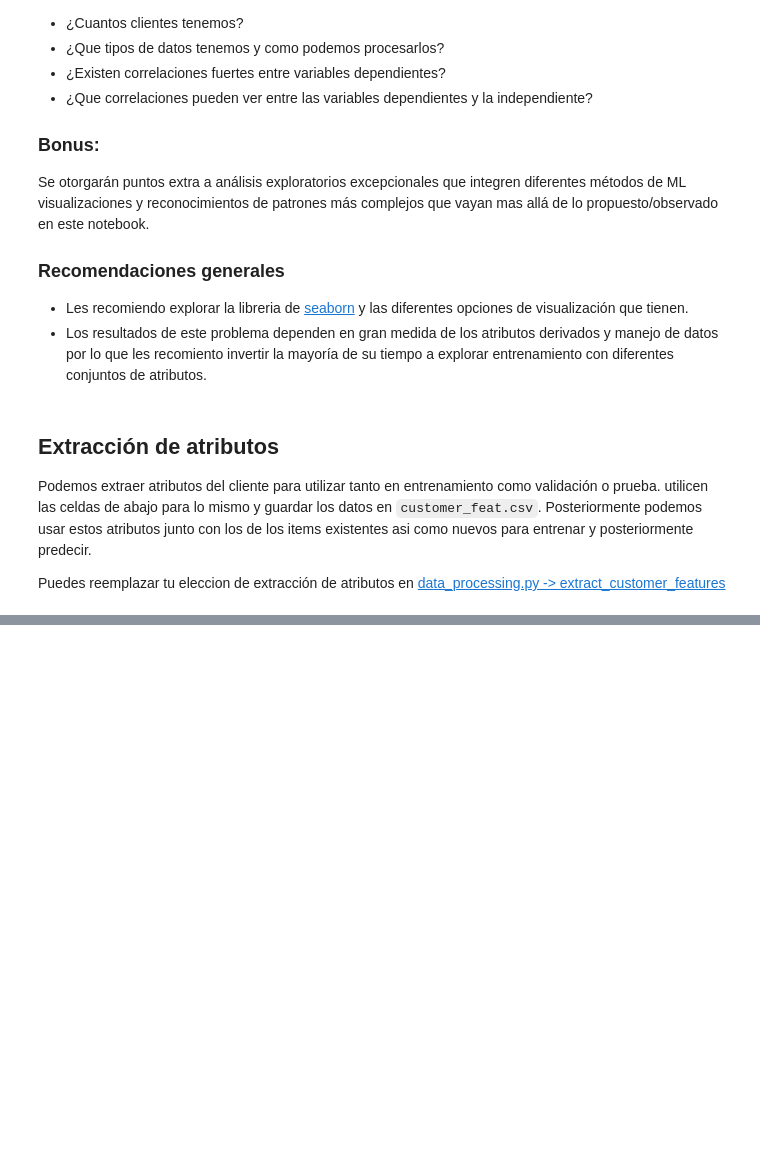
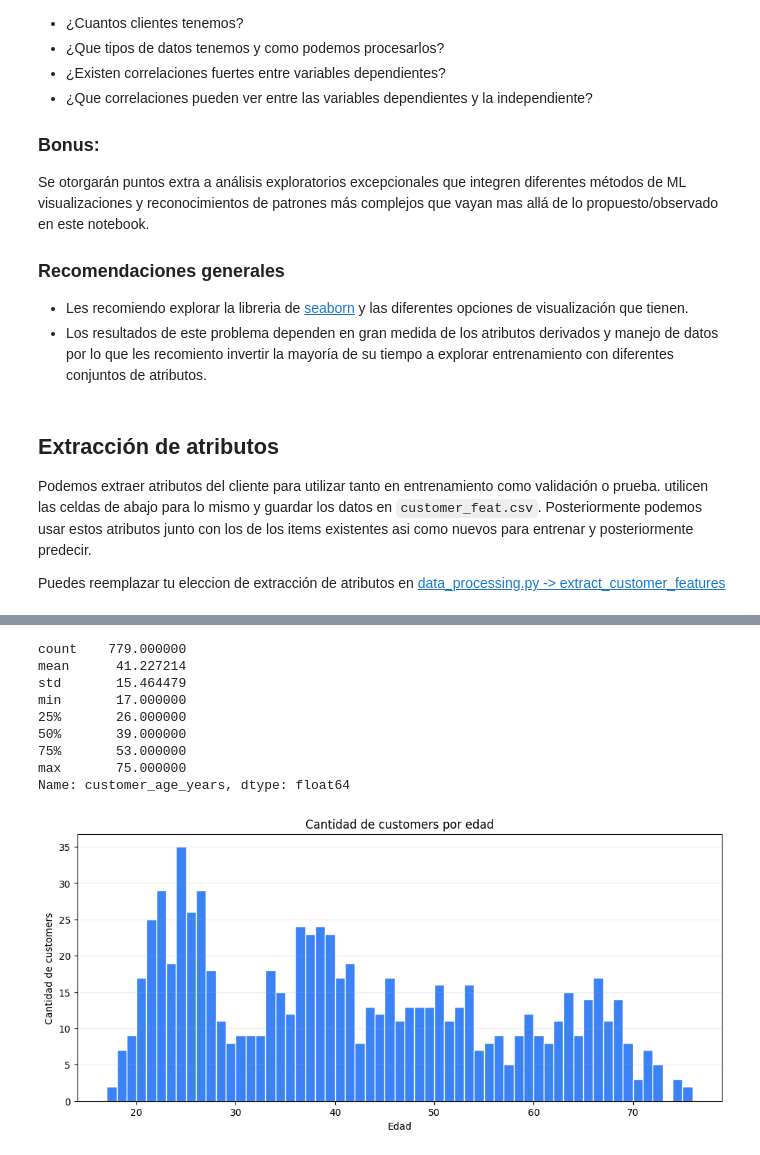
Before and after one commit to Derek-Bltrn/ML26_PXNDX_MADERO, a Jupyter notebook: src/ml26/proyectos/P02_customer_purchases/data_exploration.ipynb, the cells around one changed output, grey strips where cells are left out. Saved outputs shown, nothing was run; the diff lists cells and outputs as text; code cells hidden in the pictures; blank space fills up the shorter version.

```diff
--- a/src/ml26/proyectos/P02_customer_purchases/data_exploration.ipynb
+++ b/src/ml26/proyectos/P02_customer_purchases/data_exploration.ipynb
@@ -293,12 +345,60 @@ print(train_df.columns)
 # %%
-# date columns
-train_df['item_release_date'] = pd.to_datetime(train_df['item_release_date'])
-train_df['purchase_timestamp'] = pd.to_datetime(train_df['purchase_timestamp'])
-train_df['customer_date_of_birth'] = pd.to_datetime(train_df['customer_date_of_birth'])
-train_df['customer_signup_date'] = pd.to_datetime(train_df['customer_signup_date'])
+import pandas as pd
+import matplotlib.pyplot as plt
+from pathlib import Path
 
-# --- Usa estas celdas para experimentar tratando de generar diferentes atributos que podrían ser útiles---
-# E.g.: days since release at purchase
-train_df['purchase_days_since_release'] = (train_df['purchase_timestamp'] - train_df['item_release_date']).dt.days
-neg_count = (train_df['purchase_days_since_release'] < 0).sum()
-print(f"Negative days_since_release: {neg_count}")
+DATA_COLLECTED_AT = pd.to_datetime("2026-05-14")
+
+DATA_DIR = Path("../../datasets/customer_purchases")
+train_path = DATA_DIR / "customer_purchases_train.csv"
+
+df = pd.read_csv(train_path)
+
+customers = df[["customer_id", "customer_date_of_birth"]].drop_duplicates("customer_id")
+
+customers["customer_date_of_birth"] = pd.to_datetime(
+    customers["customer_date_of_birth"],
+    errors="coerce",
+    format="mixed",
+)
+
+dob = customers["customer_date_of_birth"]
+
+has_had_birthday = (
+    (dob.dt.month < DATA_COLLECTED_AT.month)
+    | ((dob.dt.month == DATA_COLLECTED_AT.month) & (dob.dt.day <= DATA_COLLECTED_AT.day))
+)
+
+customers["customer_age_years"] = (
+    DATA_COLLECTED_AT.year - dob.dt.year - (~has_had_birthday).astype(int)
+)
+
+print(customers["customer_age_years"].describe())
+
+plt.figure(figsize=(12, 5))
+plt.hist(
+    customers["customer_age_years"].dropna(),
+    bins=range(
+        int(customers["customer_age_years"].min()),
+        int(customers["customer_age_years"].max()) + 2,
+    ),
+    color="#3B82F6",
+    edgecolor="white",
+)
+
+plt.title("Cantidad de customers por edad")
+plt.xlabel("Edad")
+plt.ylabel("Cantidad de customers")
+plt.grid(axis="y", alpha=0.25)
+plt.show()
+# %% [output]
+count    779.000000
+mean      41.227214
+std       15.464479
+min       17.000000
+25%       26.000000
+50%       39.000000
+75%       53.000000
+max       75.000000
+Name: customer_age_years, dtype: float64
+[figure, added]
```
Also changed, not shown: parts of 10 cells of this notebook, 6 other files.
